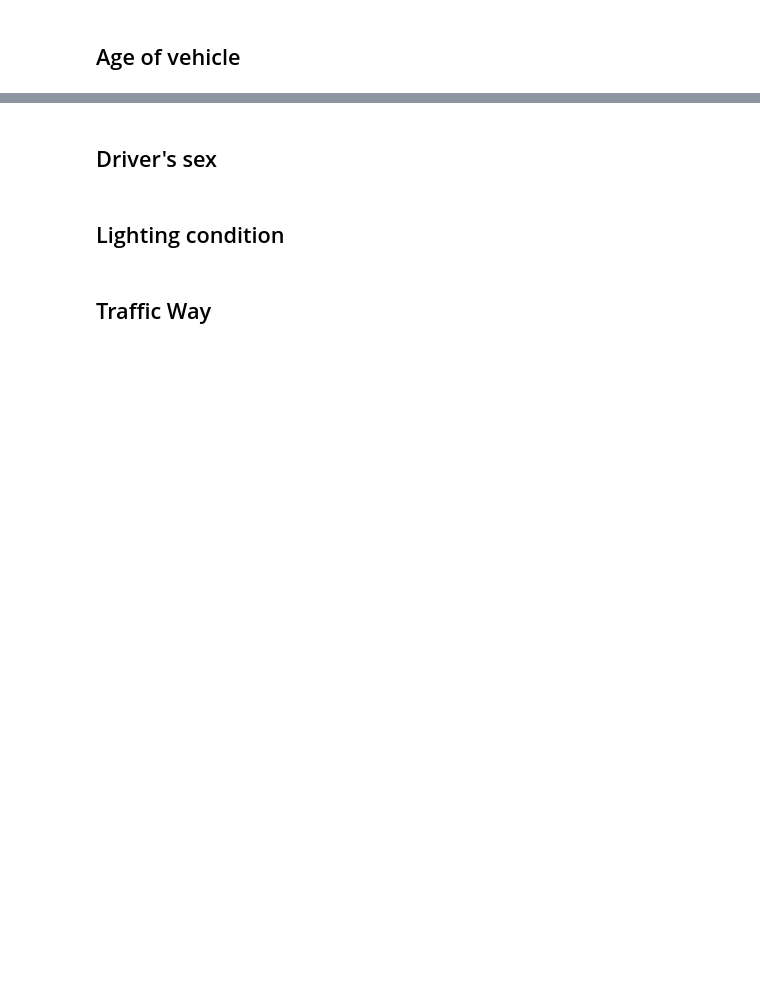
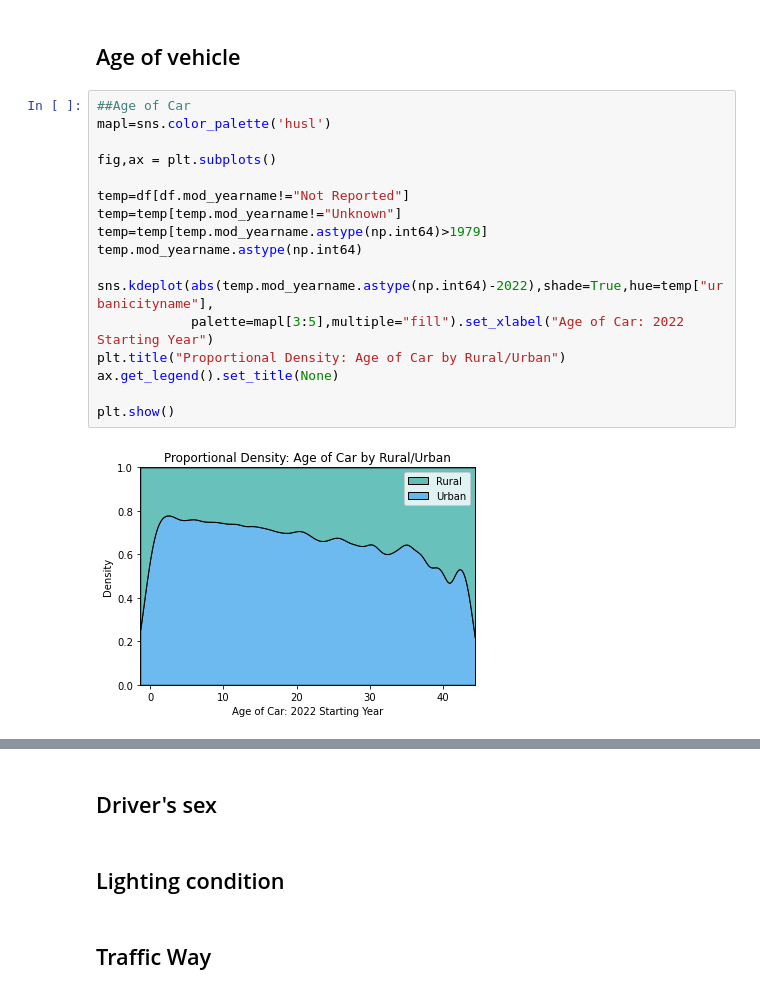
Before and after one commit to BradenAnderson/Accident_Severity_Prediction, a Jupyter notebook: AndersonLamWeeda_Lab1_Draft.ipynb, the cells around one changed output, grey strips where cells are left out. Cells and saved outputs as stored; diff of their text form; blank space fills up the shorter version.

```diff
--- a/AndersonLamWeeda_Lab1_Draft.ipynb
+++ b/AndersonLamWeeda_Lab1_Draft.ipynb
@@ -196,2 +194,21 @@ plt.title("Distribution of Driver's Age", size=20);
 # %% [markdown]
 ## Age of vehicle
+# %%
+##Age of Car
+mapl=sns.color_palette('husl')
+
+fig,ax = plt.subplots()
+
+temp=df[df.mod_yearname!="Not Reported"]
+temp=temp[temp.mod_yearname!="Unknown"]
+temp=temp[temp.mod_yearname.astype(np.int64)>1979]
+temp.mod_yearname.astype(np.int64)
+
+sns.kdeplot(abs(temp.mod_yearname.astype(np.int64)-2022),shade=True,hue=temp["urbanicityname"],
+            palette=mapl[3:5],multiple="fill").set_xlabel("Age of Car: 2022 Starting Year")
+plt.title("Proportional Density: Age of Car by Rural/Urban")
+ax.get_legend().set_title(None)
+
+plt.show()
+# %% [output]
+[figure, added]
```
Also changed, not shown: parts of 16 cells of this notebook, 1 other file.
